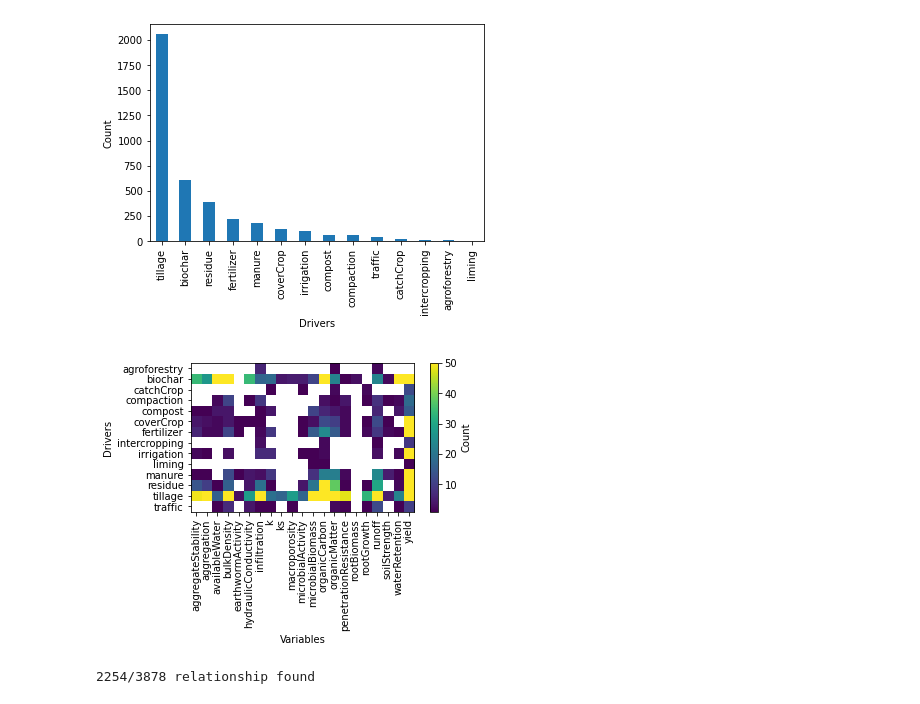
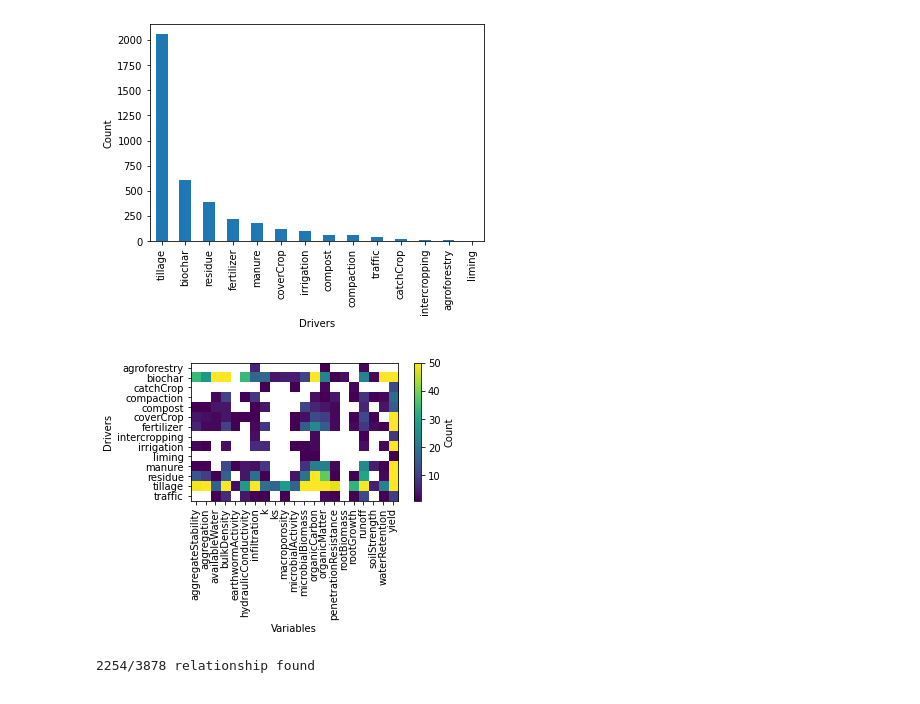
Before and after one commit to climasoma/nlp, a Jupyter notebook: notebooks/nlp-meta-analyses.ipynb, the cells around one changed output. Cells and saved outputs as stored; diff of their text form; code cells hidden in the pictures.

```diff
--- a/notebooks/nlp-meta-analyses.ipynb
+++ b/notebooks/nlp-meta-analyses.ipynb
@@ -877,22 +874,23 @@ ax.set_xlabel('Drivers');
 # %%
 # show number of sentences identified
 dft = dfmatch[['driver', 'variable']].copy()
 dft['one'] = 1
 dft = dft.pivot_table(values='one', columns='driver', index='variable', aggfunc=np.sum, fill_value=0)
 dft = dft.replace(0, np.nan)
 fig, ax = plt.subplots()
 cax = ax.imshow(dft.values.T, vmax=50)
 ax.set_yticks(np.arange(dft.shape[1]))
 ax.set_yticklabels(dft.columns)
 ax.set_ylabel('Drivers')
 ax.set_xticks(np.arange(dft.shape[0]))
 ax.set_xticklabels(dft.index, rotation=90)
 ax.set_xlabel('Variables')
 fig.colorbar(cax, ax=ax, label='Count')
+fig.subplots_adjust(bottom=0.2)
 fig.tight_layout()
-fig.savefig(outputdir + 'rel-identified-meta.jpg', dpi=300)
+fig.savefig(outputdir + 'rel-identified-meta.png', dpi=300)
 # %% [output]
-[figure, old version]
+[figure, new version]
 # %%
 # matcher for sentiments
 posVerb = ['enhance', 'increase', 'improve', 'mitigate',
```
Also changed, not shown: parts of 6 cells of this notebook, 1 other file.
